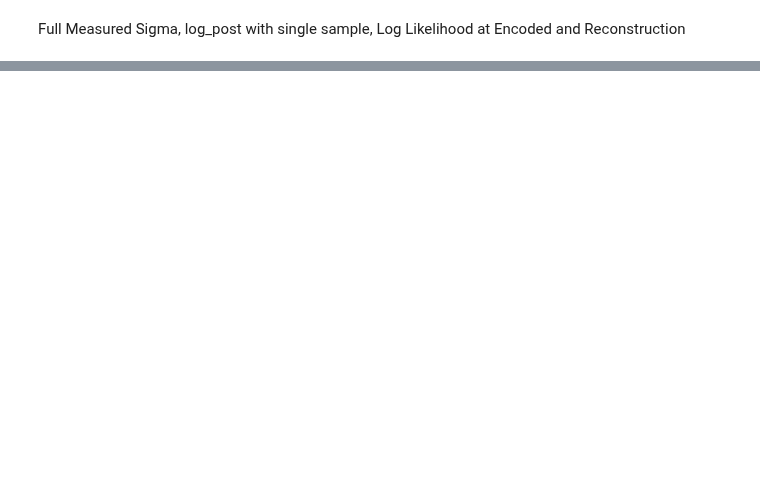
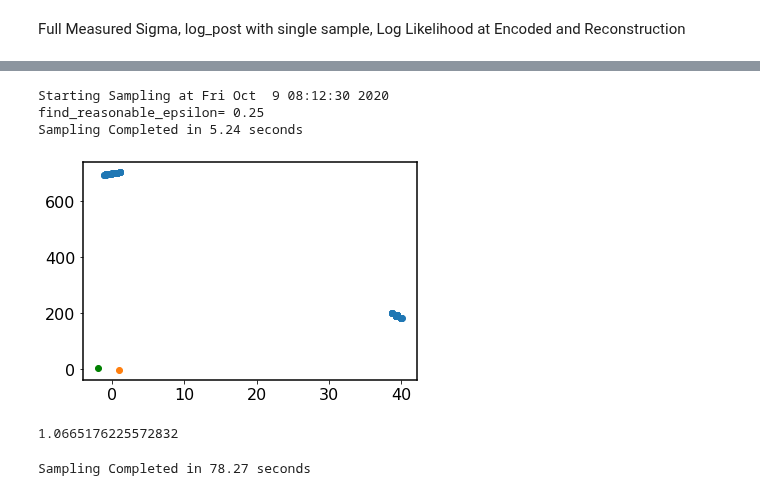
Before and after one commit to VMBoehm/PAE, a Jupyter notebook: notebooks/tf2/logp_eval.ipynb, the cells around one changed output, grey strips where cells are left out. Saved outputs shown, nothing was run; the diff lists cells and outputs as text; code cells hidden in the pictures; blank space fills up the shorter version.

Commit message:
logp samplers implemented, running on toy example (2 distant Gaussians)

```diff
--- a/notebooks/tf2/logp_eval.ipynb
+++ b/notebooks/tf2/logp_eval.ipynb
@@ -38,6 +46,9 @@ PARAMS_PATH = os.path.join(PROJECT_PATH,'params')
 
 param_file  = 'params_mnist_-1_10_vae10_AE_test_full_sigma'
 params      = pickle.load(open(os.path.join(PARAMS_PATH,param_file+'.pkl'),'rb'))
+# %%
+params['module_dir']='../../modules/mnist/class-1/latent_size10/net_type_vae10/loss_AE/test_full_sigma'
+params['data_dir']= '../../data/'
 # %%
 load_func                                          = partial(load_funcs[params['data_set']])
 x_train, y_train, x_valid, y_valid, x_test, y_test = load_func(params['data_dir'],flatten=True)
@@ -97,0 +145,2 @@ sess.run(tf.global_variables_initializer())
+# %%
+enc = sess.run(encoded, feed_dict={x:x_valid[0:16]})[:,0:10]
@@ -105,0 +153,11 @@ array([771.63196, 771.63196, 771.63196, 771.63196, 771.63196, 771.63196,
+# %%
+minimum = neg_logp(enc[0])
+best_z  = enc[0]
+for ii in range(10):
+    print(ii)
+    init = enc[0]+(np.random.randn(np.prod(enc[0].shape))*0.02).reshape(enc[0].shape)
+    res = scipy.optimize.minimize(neg_logp, x0=init, jac=neg_logp_grad, method='L-BFGS-B',tol=None, callback=None, options={'disp': None, 'maxcor': 10, 'ftol': 2.220446049250313e-09, 'gtol': 1e-08, 'eps': 1e-09, 'maxfun': 15000, 'maxiter': 15000, 'iprint': - 1, 'maxls': 20})
+    if res['fun']<minimum:
+        best_z  = res['x']
+        minimum = res['fun']
+        print('new minimum found:', res['success'])
@@ -105,0 +257,25 @@ array([771.63196, 771.63196, 771.63196, 771.63196, 771.63196, 771.63196,
+# %%
+#NUTS pars
+M, Madapt = 100, 500
+theta0    = np.asarray([0.,0.])
+delta     = 1
+
+nuts_fn = NutsSampler_fn_wrapper(negative_log_prob, negative_log_prob_grad)
+#nuts_fn.verbose = True
+
+t_start = time.time()
+print("Starting Sampling at %s" % time.ctime(t_start))
+A, lnprob, epsilon = nuts6(nuts_fn, M, Madapt, theta0, delta)
+t_stop = time.time()
+print("Sampling Completed in %0.2f seconds" % (t_stop - t_start))
+# %% [output]
+Starting Sampling at Fri Oct  9 08:12:30 2020
+find_reasonable_epsilon= 0.25
+Sampling Completed in 5.24 seconds
+# %%
+plt.scatter(A[:,0],A[:,1])
+plt.scatter(means[0][0], means[0][1])
+plt.scatter(means[1][0], means[1][1], color='g')
+plt.show()
+# %% [output]
+[figure, added]
@@ -105,0 +433,8 @@ array([771.63196, 771.63196, 771.63196, 771.63196, 771.63196, 771.63196,
+# %%
+t_start=time.time()
+samples= hamiltonian_monte_carlo(n_samples=10000, negative_log_prob=negative_log_prob, dVdq=negative_log_prob_grad , initial_position=np.asarray([0.,0.]), path_len=10, step_size=0.5)
+t_stop = time.time()
+print("Sampling Completed in %0.2f seconds" % (t_stop - t_start))
+# %% [output]
+1.0665176225572832
+Sampling Completed in 78.27 seconds
```
Also changed, not shown: parts of 21 cells of this notebook.
